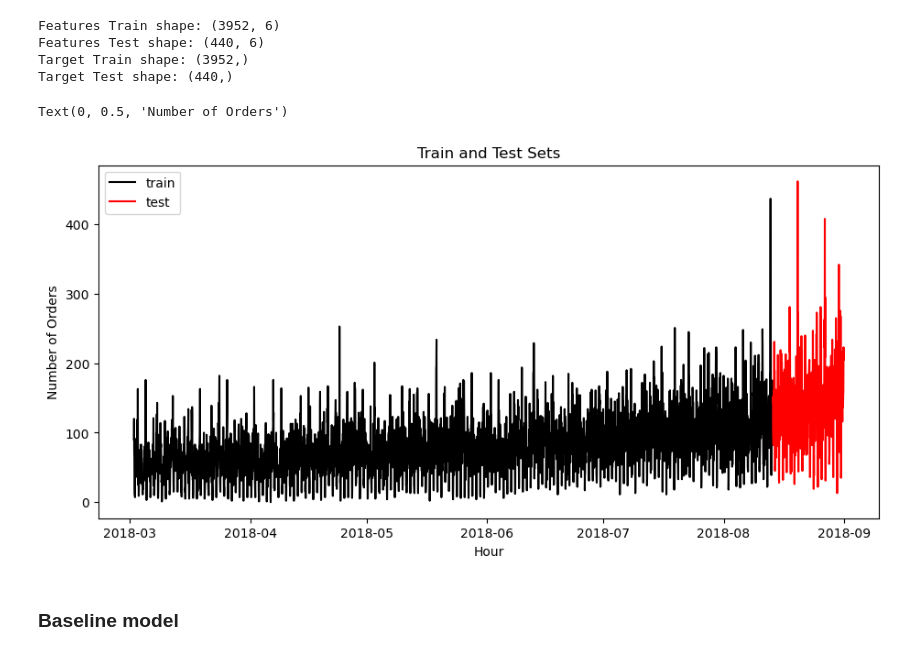
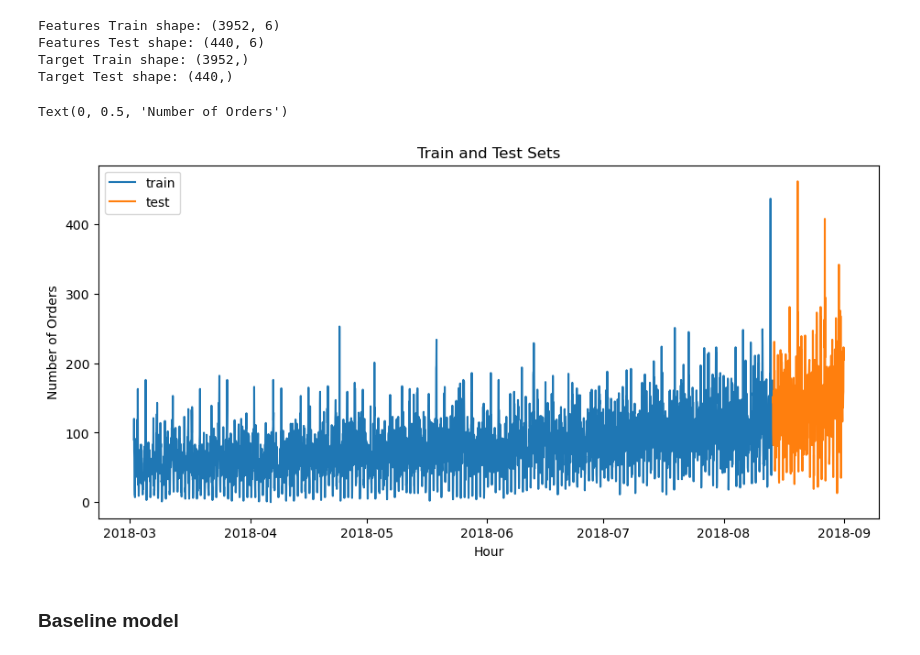
Before and after one commit to kellyshreeve/forecasting-taxi-orders, a Jupyter notebook: taxi_analysis.ipynb, the cells around one changed output. Cells and saved outputs as stored; diff of their text form; code cells hidden in the pictures.

```diff
--- a/taxi_analysis.ipynb
+++ b/taxi_analysis.ipynb
@@ -248,18 +261,18 @@ Target Test shape: (440,)
 # %%
 # Plot train and test
 plt.figure(figsize=(11, 5))
 
-plt.plot(targ_train, color='black', label='train')
-plt.plot(targ_test, color='red', label='test')
+plt.plot(targ_train, label='train')
+plt.plot(targ_test, label='test')
 
 plt.legend()
 
 plt.title('Train and Test Sets')
 plt.xlabel('Hour')
 plt.ylabel('Number of Orders')
 # %% [output]
 Text(0, 0.5, 'Number of Orders')
-[figure, old version]
+[figure, new version]
 # %% [markdown]
 ### Baseline model
 # %%
```
Also changed, not shown: parts of 11 cells of this notebook.
